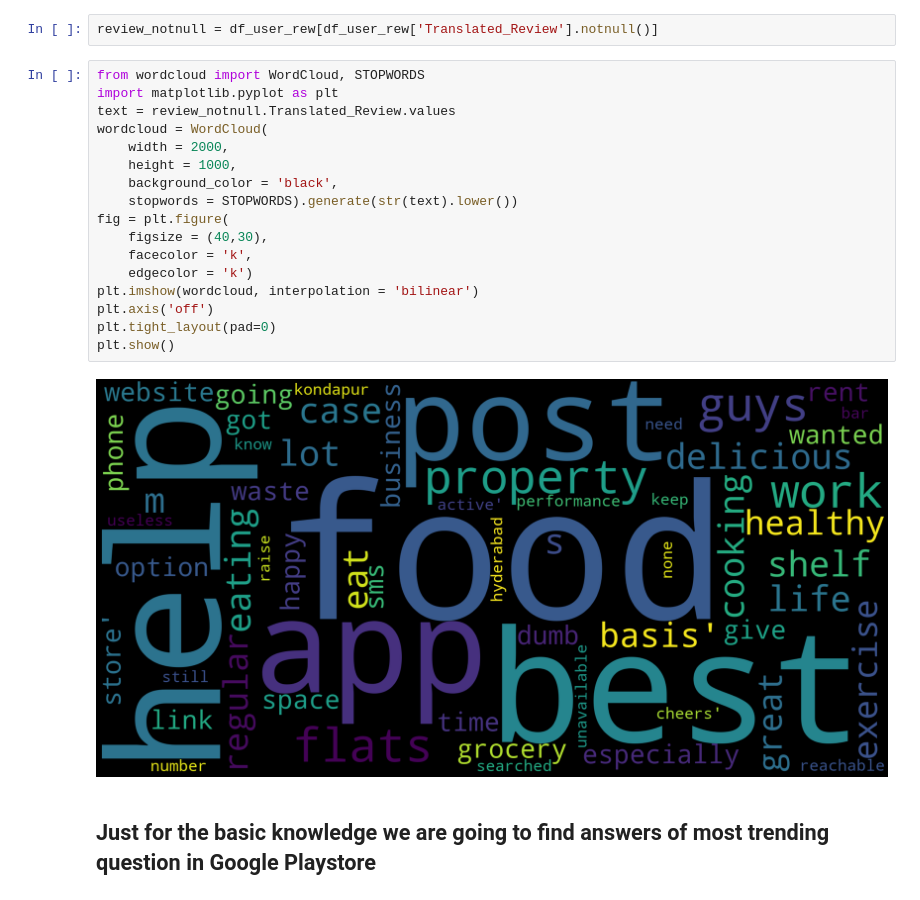
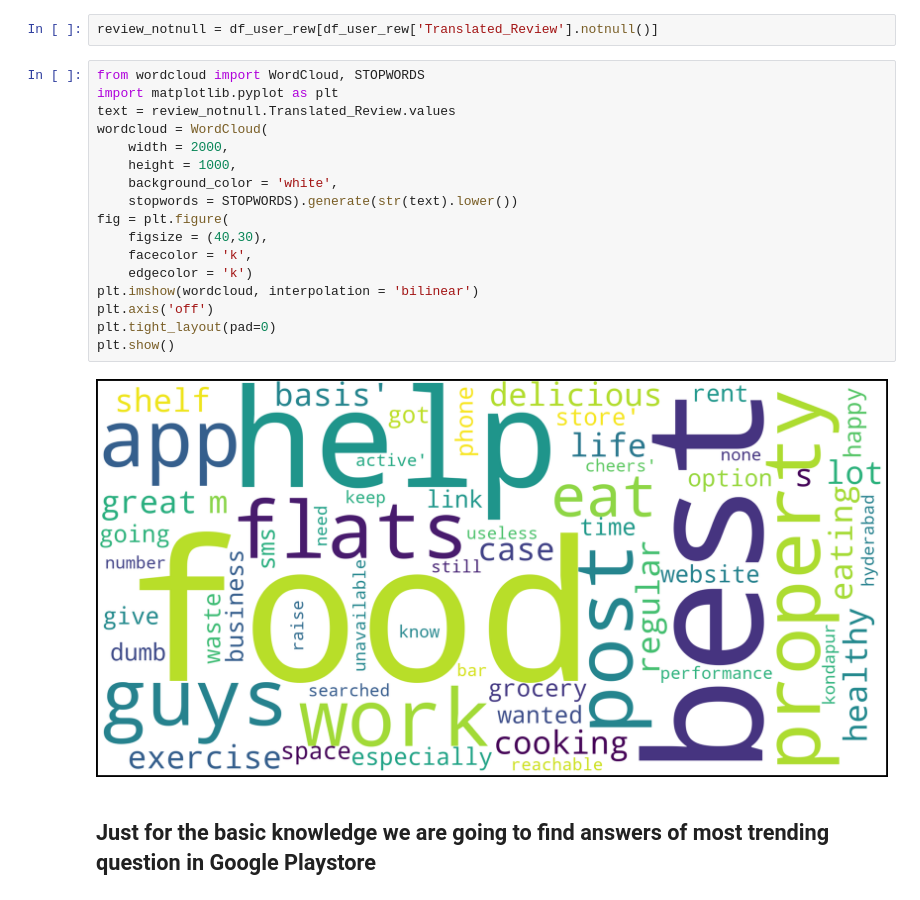
Before and after one commit to iotaminus1/Playstore-and-User-Review-Data-Analysis, a Jupyter notebook: Play_Store_App_Review_Analysis_Capstone_Project.ipynb, the cells around one changed output. Saved outputs shown, nothing was run; the diff lists cells and outputs as text.

```diff
--- a/Play_Store_App_Review_Analysis_Capstone_Project.ipynb
+++ b/Play_Store_App_Review_Analysis_Capstone_Project.ipynb
@@ -735,22 +748,22 @@ review_notnull = df_user_rew[df_user_rew['Translated_Review'].notnull()]
 # %%
 from wordcloud import WordCloud, STOPWORDS
 import matplotlib.pyplot as plt
 text = review_notnull.Translated_Review.values
 wordcloud = WordCloud(
     width = 2000,
     height = 1000,
-    background_color = 'black',
+    background_color = 'white',
     stopwords = STOPWORDS).generate(str(text).lower())
 fig = plt.figure(
     figsize = (40,30),
     facecolor = 'k',
     edgecolor = 'k')
 plt.imshow(wordcloud, interpolation = 'bilinear')
 plt.axis('off')
 plt.tight_layout(pad=0)
 plt.show()
 # %% [output]
-[figure, old version]
+[figure, new version]
 # %% [markdown]
 ## Just for the basic knowledge we are going to find answers of most trending question in Google Playstore
 # %%
```
Also changed, not shown: parts of 15 cells of this notebook.
